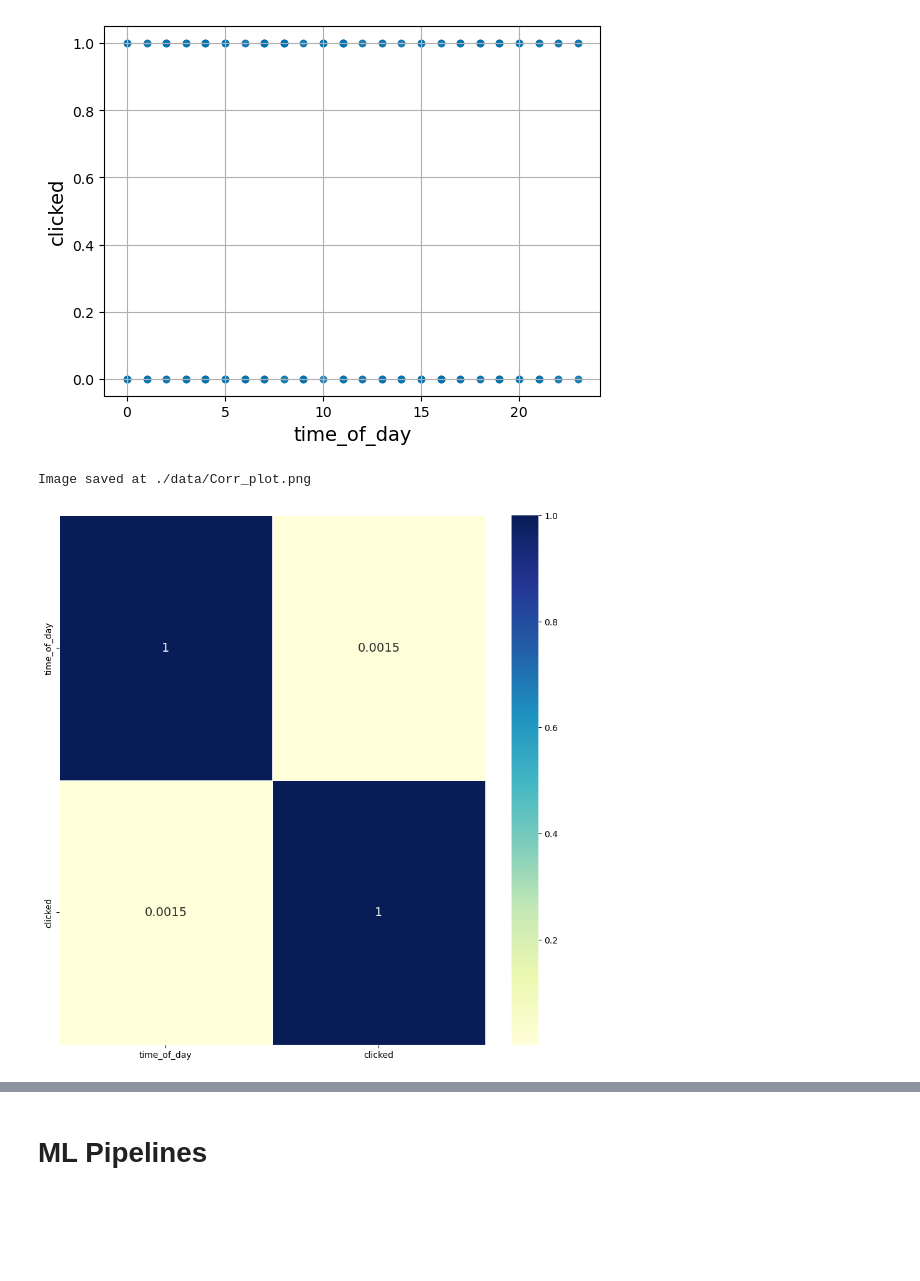
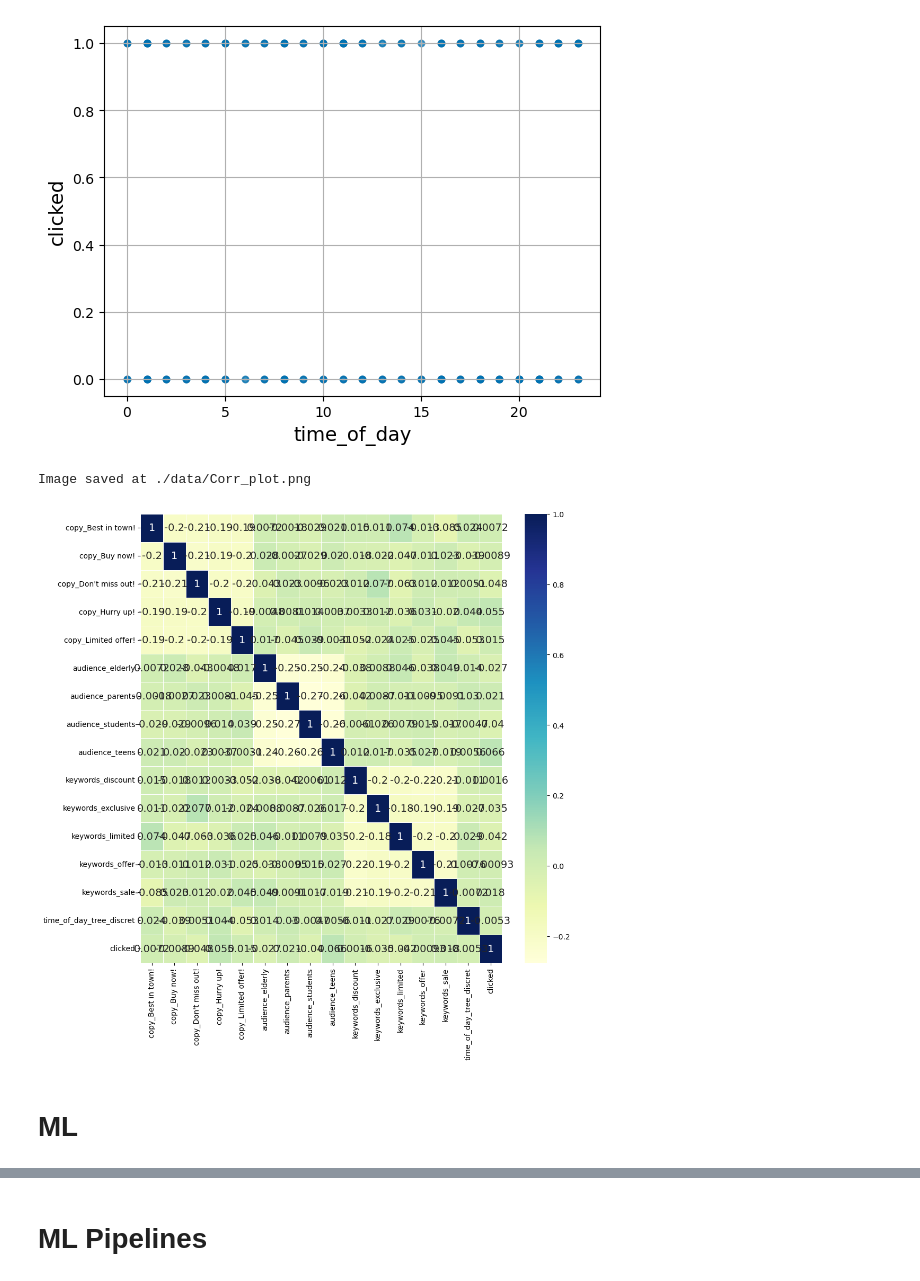
Before and after one commit to dfosorio111/tech_skills, a Jupyter notebook: auxiliar/ml_test.ipynb, the cells around one changed output, grey strips where cells are left out. Saved outputs shown, nothing was run; the diff lists cells and outputs as text; code cells hidden in the pictures; blank space fills up the shorter version.

Commit message:
ml_test update

```diff
--- a/auxiliar/ml_test.ipynb
+++ b/auxiliar/ml_test.ipynb
@@ -257,5 +319,0 @@ df
-# %%
-# definir variables
-x = df.drop(columns='clicked')
-y = df['clicked'] # y dependiente (class)
-x
@@ -280,11 +416,13 @@ x
 # SMOTE() crear clase que hacer oversampling
 sm = SMOTE(sampling_strategy='auto', random_state=1, k_neighbors=5, n_jobs=-1)
 
-# crear nueva base con oversampling
-x, y = sm.fit_resample(x, y)
-x = pd.DataFrame(x, columns = x.columns)
+# crear nuevas bases con oversampling
+# convertir variables a DataFrame
+x_train, y_train = sm.fit_resample(x_train, y_train)
+x_train = pd.DataFrame(x_train, columns = x_train.columns)
 
-# value_counts().plot(kind='pie'):  hacer conteo de clases y plot tipo 'pie'
-y.value_counts().plot(kind='pie')
-y.value_counts(normalize=True)
+x_test, y_test = sm.fit_resample(x_test, y_test)
+x_test = pd.DataFrame(x_test, columns = x_test.columns)
+
+x_train
 # %% [output]
@@ -427,6 +705,10 @@ Image saved at ./data\Boxplot_audience_clicked.png
 ## Técnicas de Correlación
 # %%
 # crear matriz de correlación entre variables numericas en base de datos
-corr_matrix = df.corr()
+x_corr = x
+x_corr['clicked'] = y
+corr_matrix =x_corr.corr()
 corr_matrix
+
+x_corr
 # %% [output]
@@ -457,7 +763,9 @@ plt.show()
 [figure]
 # %%
 # gráfico de correlación entre columnas (variables) de DataFrame
-explore.correlation_plot(data=df,output_path='./data/')
+explore.correlation_plot(data=x_corr,output_path='./data/')
 # %% [output]
 Image saved at ./data/Corr_plot.png
-[figure, old version]
+[figure, new version]
+# %% [markdown]
+# ML
```
Also changed, not shown: parts of 70 cells of this notebook, 19 other files.
